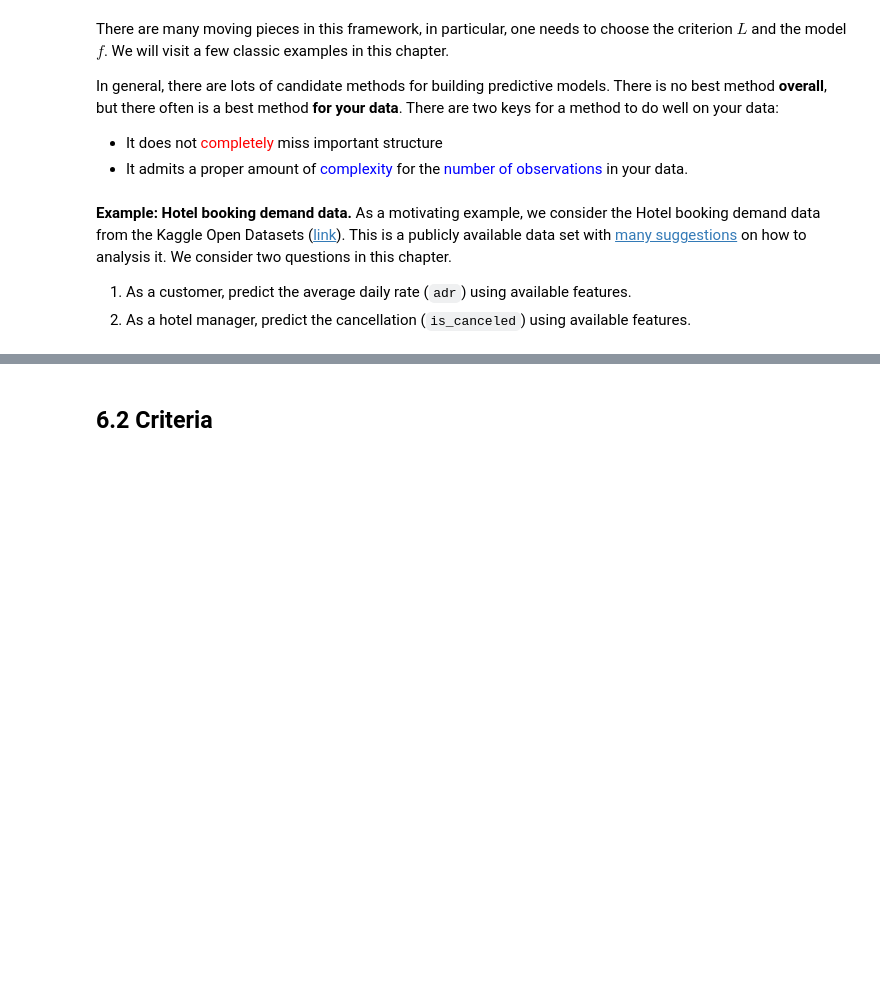
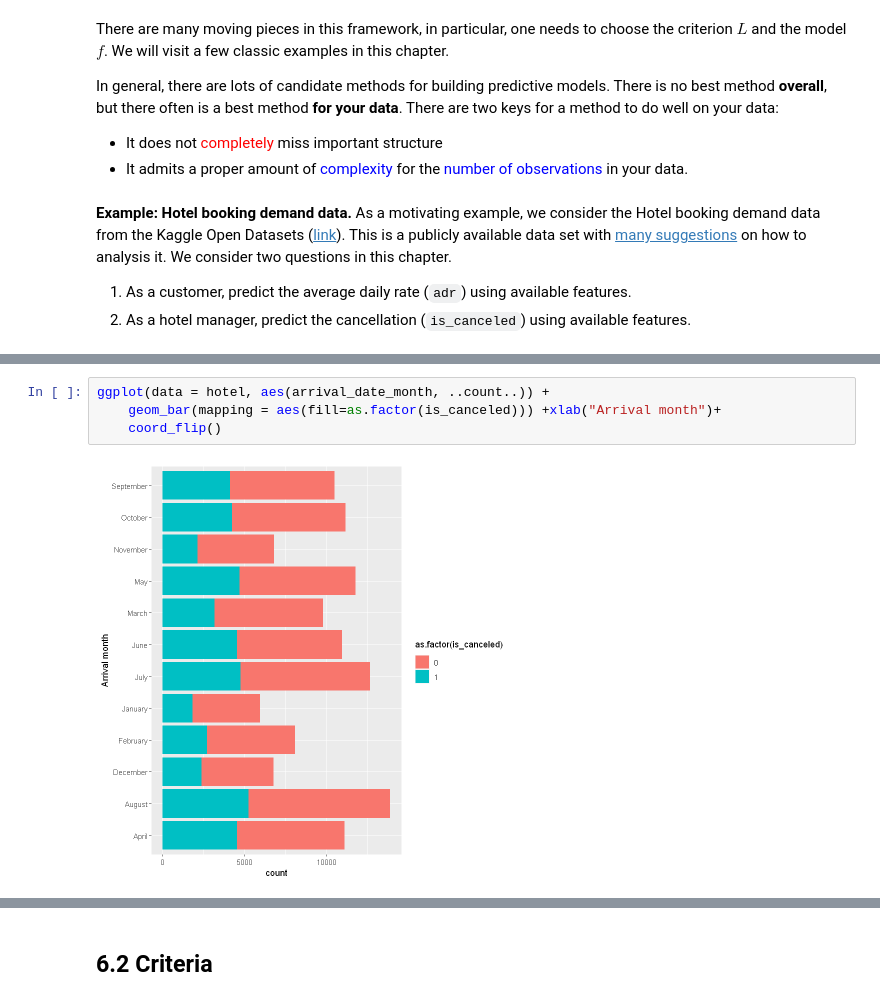
Before and after one commit to ChenShizhe/StatDataScience, a Jupyter notebook: Notes/Chapter6Prediction.ipynb, the cells around one changed output, grey strips where cells are left out. Cells and saved outputs as stored; diff of their text form; blank space fills up the shorter version.

```diff
--- a/Notes/Chapter6Prediction.ipynb
+++ b/Notes/Chapter6Prediction.ipynb
@@ -27,0 +76,6 @@ In general, there are lots of candidate methods for building predictive models.
+# %%
+ggplot(data = hotel, aes(arrival_date_month, ..count..)) +
+    geom_bar(mapping = aes(fill=as.factor(is_canceled))) +xlab("Arrival month")+
+    coord_flip()
+# %% [output]
+[figure, added]
```
Also changed, not shown: parts of 27 cells of this notebook, 18 other files.
